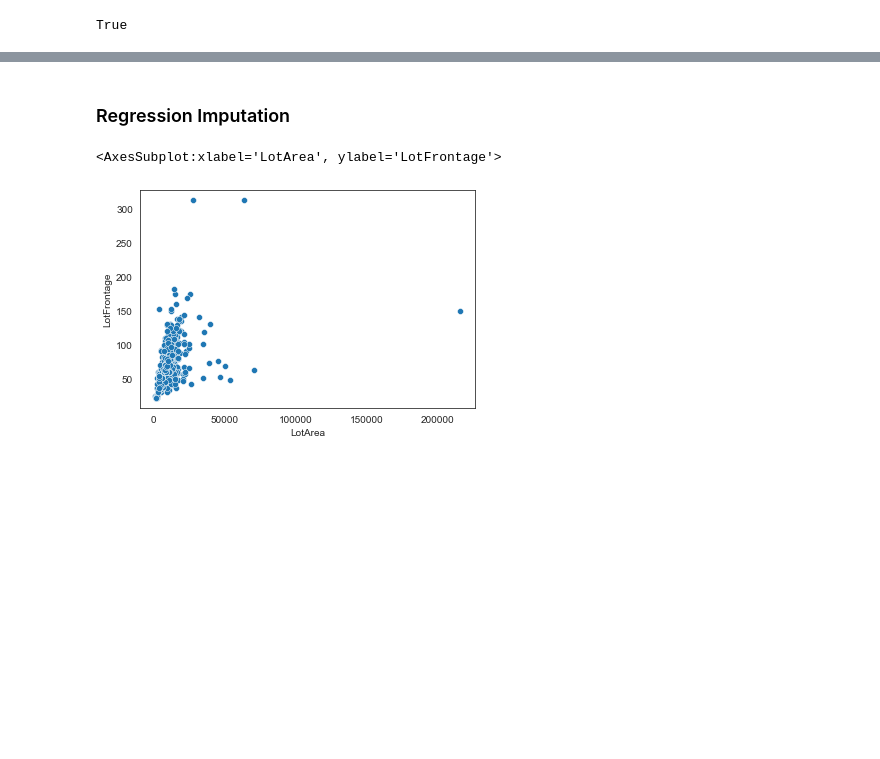
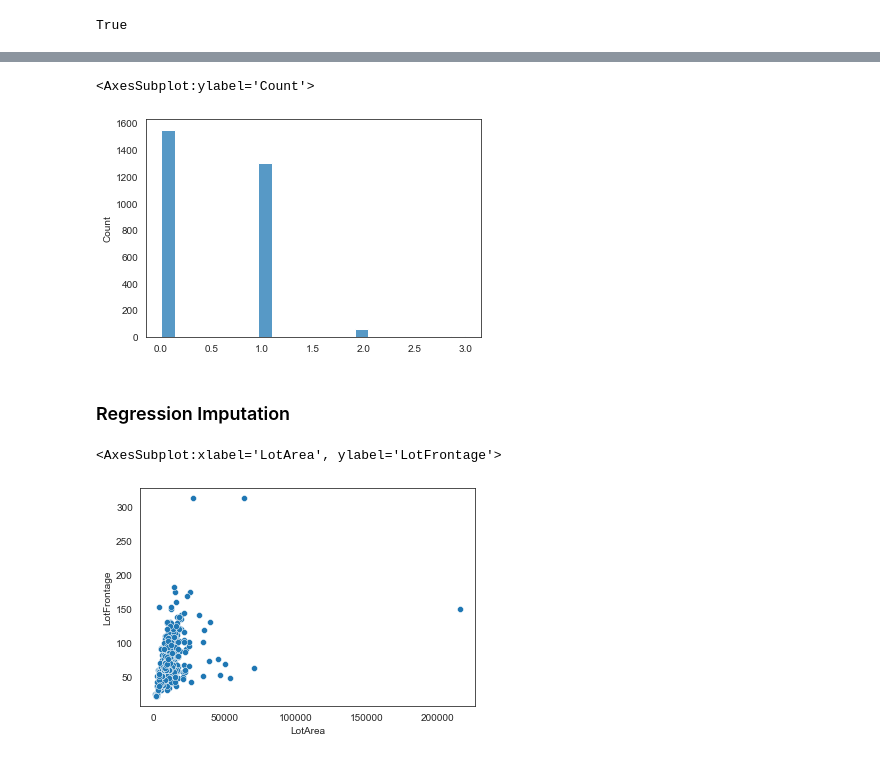
Before and after one commit to michi-jeremias/eda, a Jupyter notebook: eda.ipynb, the cells around one changed output, grey strips where cells are left out. Saved outputs shown, nothing was run; the diff lists cells and outputs as text; code cells hidden in the pictures; blank space fills up the shorter version.

```diff
--- a/eda.ipynb
+++ b/eda.ipynb
@@ -174,2 +153,7 @@ y_imputed = imputer.fit_transform(y)
+# %%
+sns.histplot(dm.data['BsmtFullBath'] + dm.data['BsmtHalfBath'])
+# %% [output]
+<AxesSubplot:ylabel='Count'>
+[figure, added]
 # %% [markdown]
 ### Regression Imputation
```
Also changed, not shown: parts of 18 cells of this notebook.
